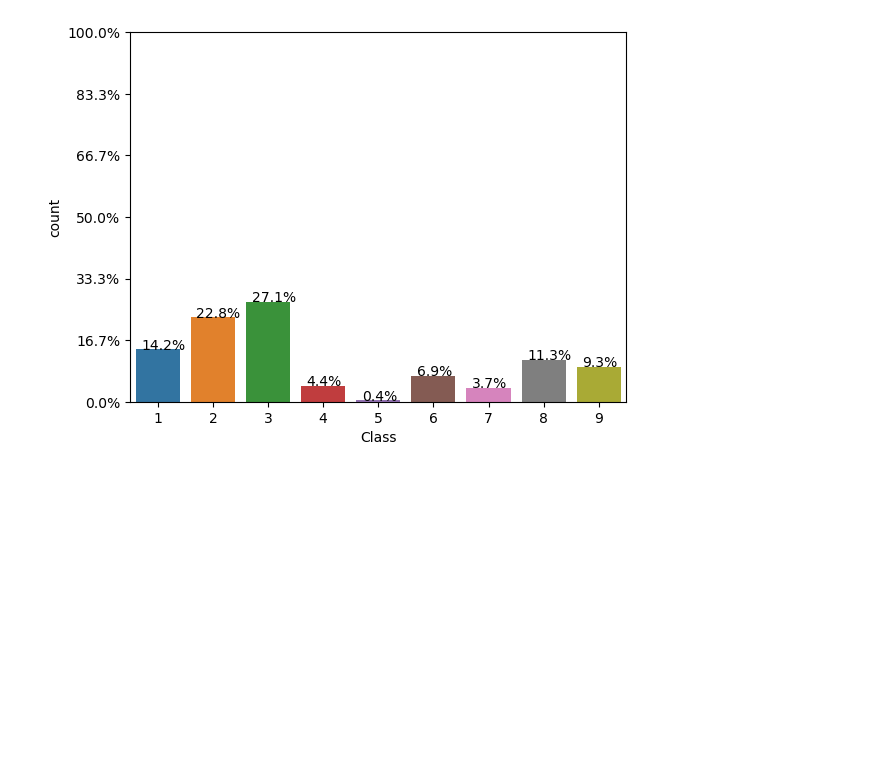
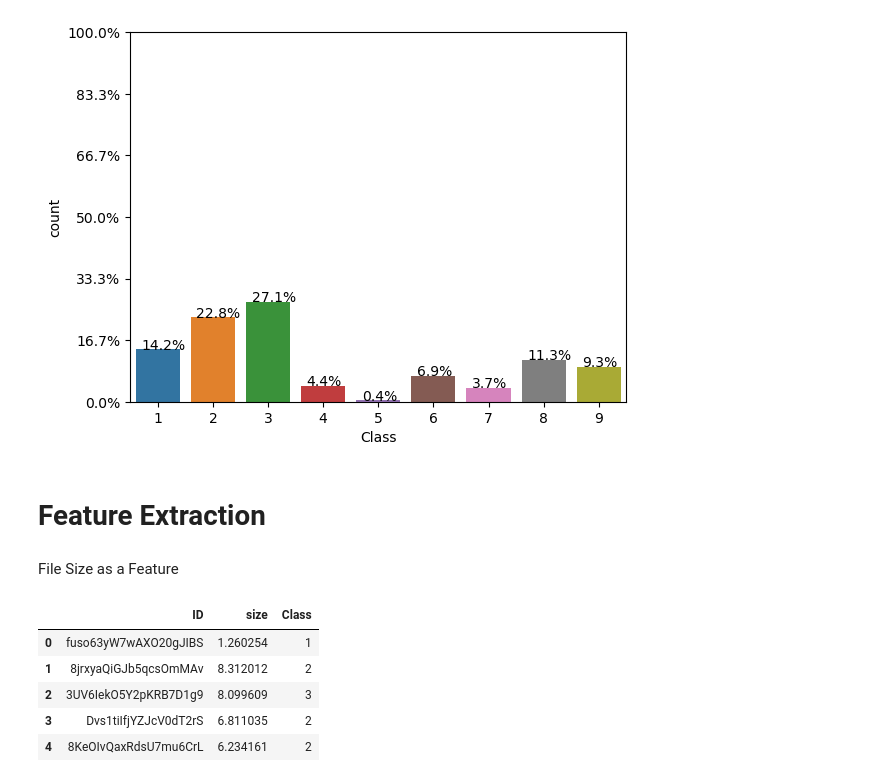
Before and after one commit to namaan05/Data-Science-Projects-Portfolio, a Jupyter notebook: Microsoft_Malware_Detection.ipynb, the cells around one changed output. Cells and saved outputs as stored; diff of their text form; code cells hidden in the pictures; blank space fills up the shorter version.

```diff
--- a/Microsoft_Malware_Detection.ipynb
+++ b/Microsoft_Malware_Detection.ipynb
@@ -46,3 +48,7 @@ ax.set_yticklabels(map('{:.1f}%'.format, 100*ax.yaxis.get_majorticklocs()/total)
 plt.show()
 # %% [output]
 [figure]
+# %% [markdown]
+# Feature Extraction
+# %% [markdown]
+File Size as a Feature
@@ -48,0 +74,9 @@ plt.show()
+# %%
+data_size_byte.head()
+# %% [output]
+|  | ID | size | Class |
+| 0 | fuso63yW7wAXO20gJIBS | 1.260254 | 1 |
+| 1 | 8jrxyaQiGJb5qcsOmMAv | 8.312012 | 2 |
+| 2 | 3UV6IekO5Y2pKRB7D1g9 | 8.099609 | 3 |
+| 3 | Dvs1tiIfjYZJcV0dT2rS | 6.811035 | 2 |
+| 4 | 8KeOIvQaxRdsU7mu6CrL | 6.234161 | 2 |
```
Also changed, not shown: parts of 10 cells of this notebook, 3 other files.
